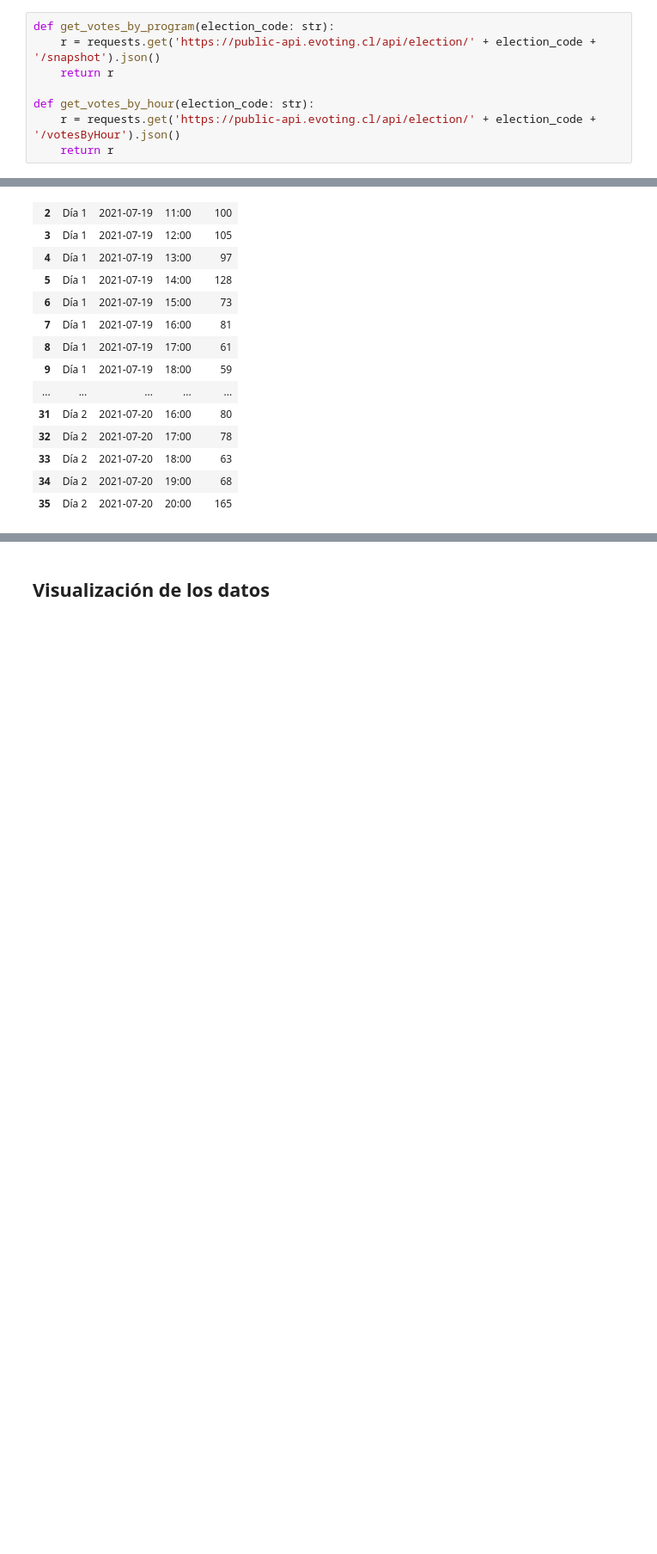
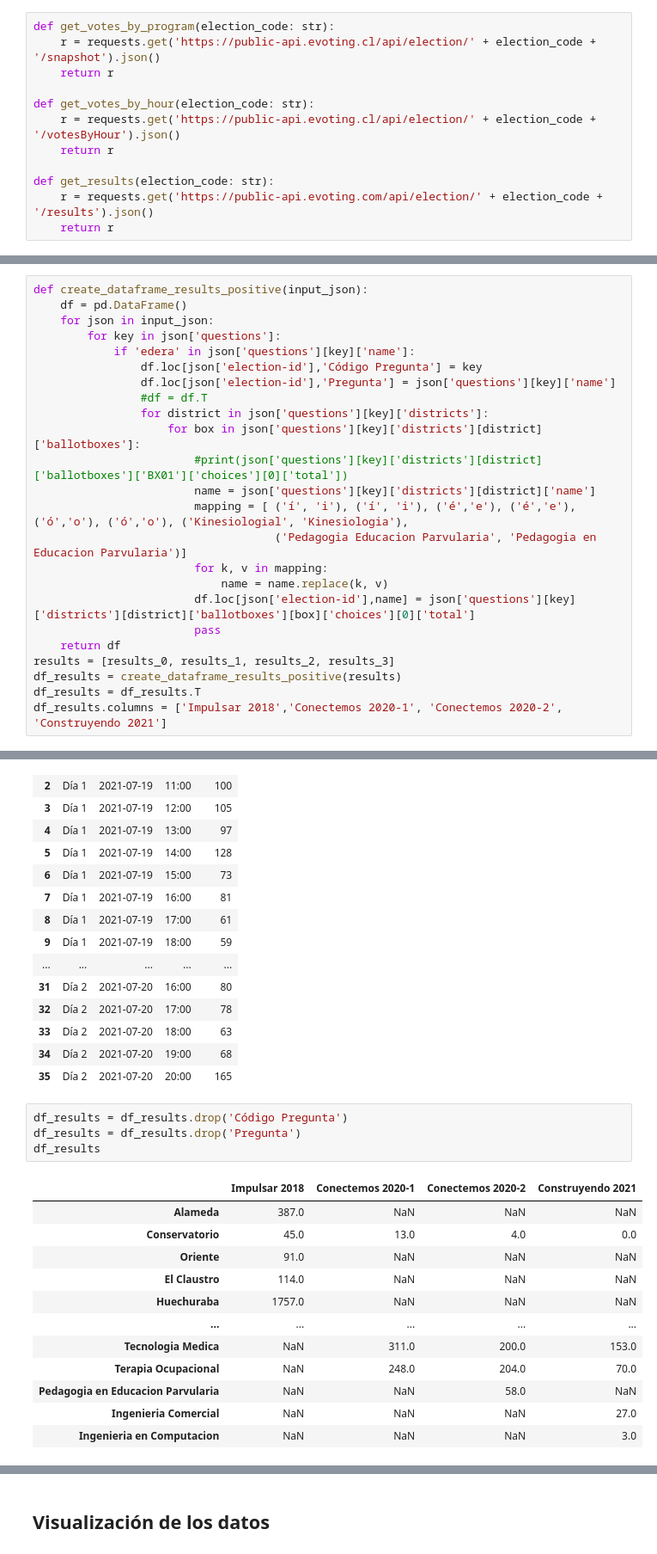
Before and after one commit to melipass/umayor-evoting-data, a Jupyter notebook: evoting.ipynb, the cells around one changed output, grey strips where cells are left out. Shown at 86% size. Saved outputs shown, nothing was run; the diff lists cells and outputs as text; blank space fills up the shorter version.

```diff
--- a/evoting.ipynb
+++ b/evoting.ipynb
@@ -23,6 +23,10 @@ def get_votes_by_program(election_code: str):
 def get_votes_by_hour(election_code: str):
     r = requests.get('https://public-api.evoting.cl/api/election/' + election_code + '/votesByHour').json()
     return r
+
+def get_results(election_code: str):
+    r = requests.get('https://public-api.evoting.com/api/election/' + election_code + '/results').json()
+    return r
 # %% [markdown]
 Cada votación tiene un código asignado y quedarán almacenados bajo el nombre de la lista de Mesa Directiva que estuvo postulando en ese momento. Este código debe ser ingresado en la solicitud a evoting para obtener los datos correspondientes.
 # %%
@@ -77,6 +86,30 @@ def create_dataframe_hour(input_json):
         i = i + 1
     df.style.set_precision(0)
     return df
+# %%
+def create_dataframe_results_positive(input_json):
+    df = pd.DataFrame()
+    for json in input_json:
+        for key in json['questions']:
+            if 'edera' in json['questions'][key]['name']:
+                df.loc[json['election-id'],'Código Pregunta'] = key
+                df.loc[json['election-id'],'Pregunta'] = json['questions'][key]['name']
+                #df = df.T
+                for district in json['questions'][key]['districts']:
+                    for box in json['questions'][key]['districts'][district]['ballotboxes']:
+                        #print(json['questions'][key]['districts'][district]['ballotboxes']['BX01']['choices'][0]['total'])
+                        name = json['questions'][key]['districts'][district]['name']
+                        mapping = [ ('í', 'i'), ('í', 'i'), ('é','e'), ('é','e'), ('ó','o'), ('ó','o'), ('Kinesiologial', 'Kinesiologia'),
+                                    ('Pedagogia Educacion Parvularia', 'Pedagogia en Educacion Parvularia')]
+                        for k, v in mapping:
+                            name = name.replace(k, v)
+                        df.loc[json['election-id'],name] = json['questions'][key]['districts'][district]['ballotboxes'][box]['choices'][0]['total']
+                        pass
+    return df
+results = [results_0, results_1, results_2, results_3]
+df_results = create_dataframe_results_positive(results)
+df_results = df_results.T
+df_results.columns = ['Impulsar 2018','Conectemos 2020-1', 'Conectemos 2020-2', 'Construyendo 2021']
 # %%
 df_program_0 = create_dataframe_program(program_0)
 df_hour_0 = create_dataframe_hour(hour_0)
@@ -242,3 +277,20 @@ df_hour_3
 | 33 | Día 2 | 2021-07-20 | 18:00 | 63 |
 | 34 | Día 2 | 2021-07-20 | 19:00 | 68 |
 | 35 | Día 2 | 2021-07-20 | 20:00 | 165 |
+# %%
+df_results = df_results.drop('Código Pregunta')
+df_results = df_results.drop('Pregunta')
+df_results
+# %% [output]
+|  | Impulsar 2018 | Conectemos 2020-1 | Conectemos 2020-2 | Construyendo 2021 |
+| Alameda | 387.0 | NaN | NaN | NaN |
+| Conservatorio | 45.0 | 13.0 | 4.0 | 0.0 |
+| Oriente | 91.0 | NaN | NaN | NaN |
+| El Claustro | 114.0 | NaN | NaN | NaN |
+| Huechuraba | 1757.0 | NaN | NaN | NaN |
+| ... | ... | ... | ... | ... |
+| Tecnologia Medica | NaN | 311.0 | 200.0 | 153.0 |
+| Terapia Ocupacional | NaN | 248.0 | 204.0 | 70.0 |
+| Pedagogia en Educacion Parvularia | NaN | NaN | 58.0 | NaN |
+| Ingenieria Comercial | NaN | NaN | NaN | 27.0 |
+| Ingenieria en Computacion | NaN | NaN | NaN | 3.0 |
```
Also changed, not shown: parts of 8 cells of this notebook.
